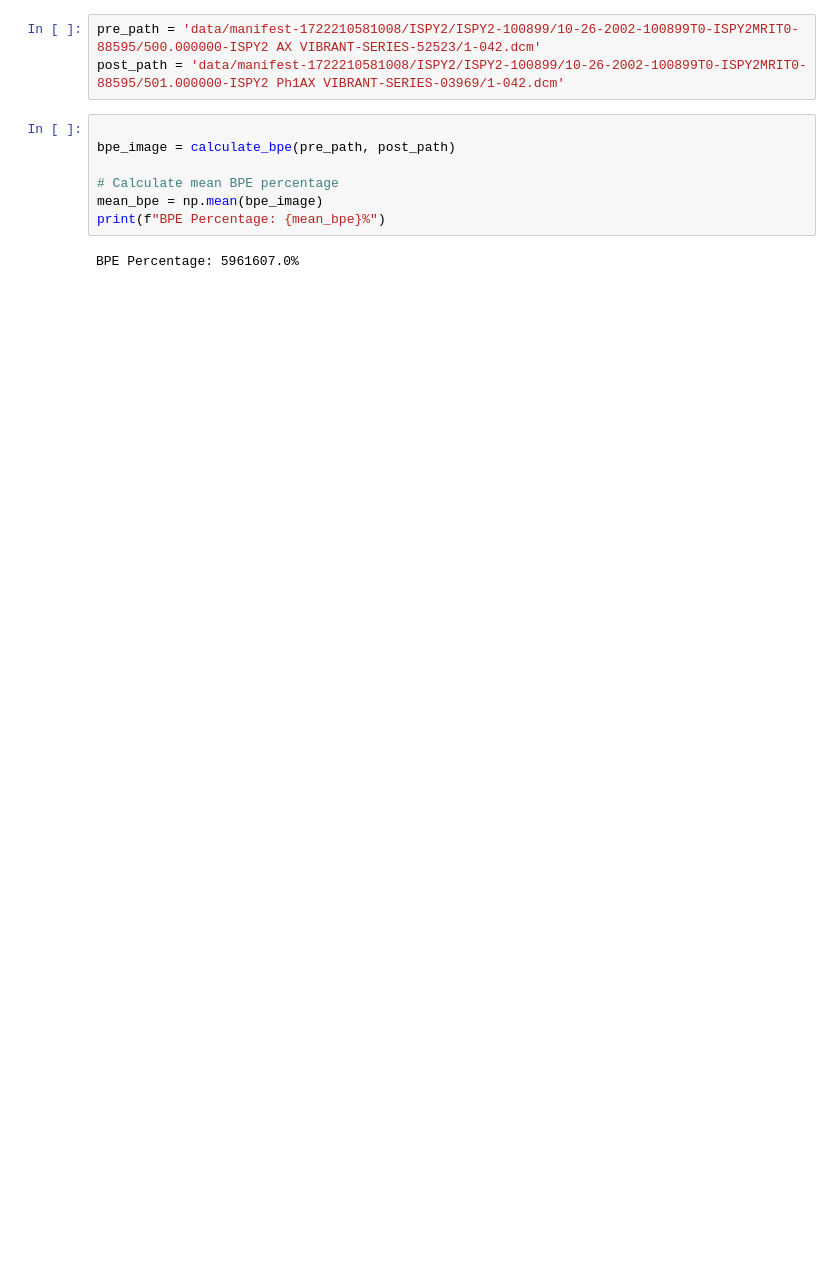
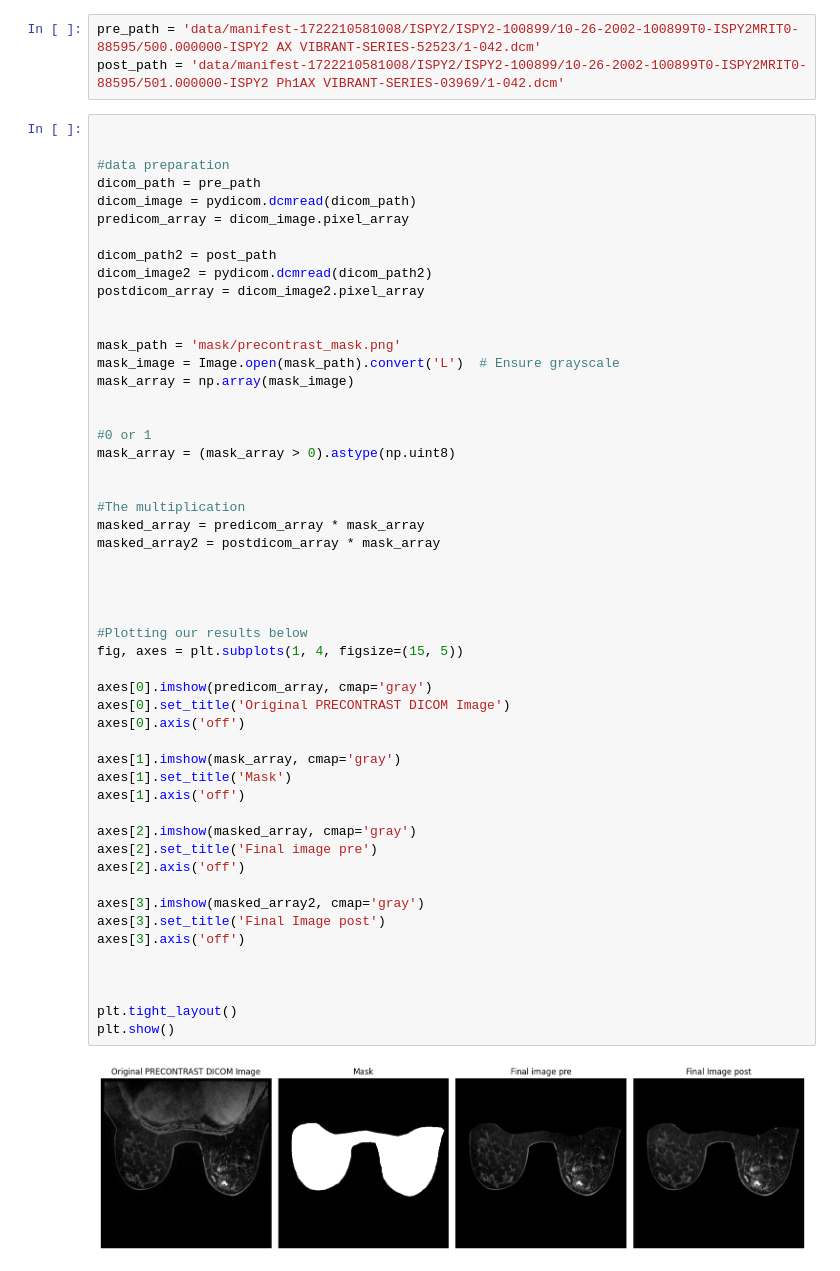
Before and after one commit to hsuryainfo/IntensityThreshold, a Jupyter notebook: bpecalc.ipynb, the cells around one changed output. Cells and saved outputs as stored; diff of their text form; blank space fills up the shorter version.

Commit message:
plot histo + masking

```diff
--- a/bpecalc.ipynb
+++ b/bpecalc.ipynb
@@ -22,12 +7,57 @@ def calculate_bpe(pre_contrast_path, post_contrast_path):
 # %%
 pre_path = 'data/manifest-1722210581008/ISPY2/ISPY2-100899/10-26-2002-100899T0-ISPY2MRIT0-88595/500.000000-ISPY2 AX VIBRANT-SERIES-52523/1-042.dcm'
 post_path = 'data/manifest-1722210581008/ISPY2/ISPY2-100899/10-26-2002-100899T0-ISPY2MRIT0-88595/501.000000-ISPY2 Ph1AX VIBRANT-SERIES-03969/1-042.dcm'
-# %%
-
-bpe_image = calculate_bpe(pre_path, post_path)
-
-# Calculate mean BPE percentage
-mean_bpe = np.mean(bpe_image)
-print(f"BPE Percentage: {mean_bpe}%")
-# %% [output]
-BPE Percentage: 5961607.0%
+# %%
+
+
+#data preparation
+dicom_path = pre_path
+dicom_image = pydicom.dcmread(dicom_path)
+predicom_array = dicom_image.pixel_array
+
+dicom_path2 = post_path
+dicom_image2 = pydicom.dcmread(dicom_path2)
+postdicom_array = dicom_image2.pixel_array
+
+
+mask_path = 'mask/precontrast_mask.png'
+mask_image = Image.open(mask_path).convert('L')  # Ensure grayscale
+mask_array = np.array(mask_image)
+
+
+#0 or 1
+mask_array = (mask_array > 0).astype(np.uint8)
+
+
+#The multiplication
+masked_array = predicom_array * mask_array
+masked_array2 = postdicom_array * mask_array
+
+
+
+
+#Plotting our results below
+fig, axes = plt.subplots(1, 4, figsize=(15, 5))
+
+axes[0].imshow(predicom_array, cmap='gray')
+axes[0].set_title('Original PRECONTRAST DICOM Image')
+axes[0].axis('off')
+
+axes[1].imshow(mask_array, cmap='gray')
+axes[1].set_title('Mask')
+axes[1].axis('off')
+
+axes[2].imshow(masked_array, cmap='gray')
+axes[2].set_title('Final image pre')
+axes[2].axis('off')
+
+axes[3].imshow(masked_array2, cmap='gray')
+axes[3].set_title('Final Image post')
+axes[3].axis('off')
+
+
+
+plt.tight_layout()
+plt.show()
+# %% [output]
+[figure, added]
```
Also changed, not shown: parts of 4 cells of this notebook, 1 other file.
